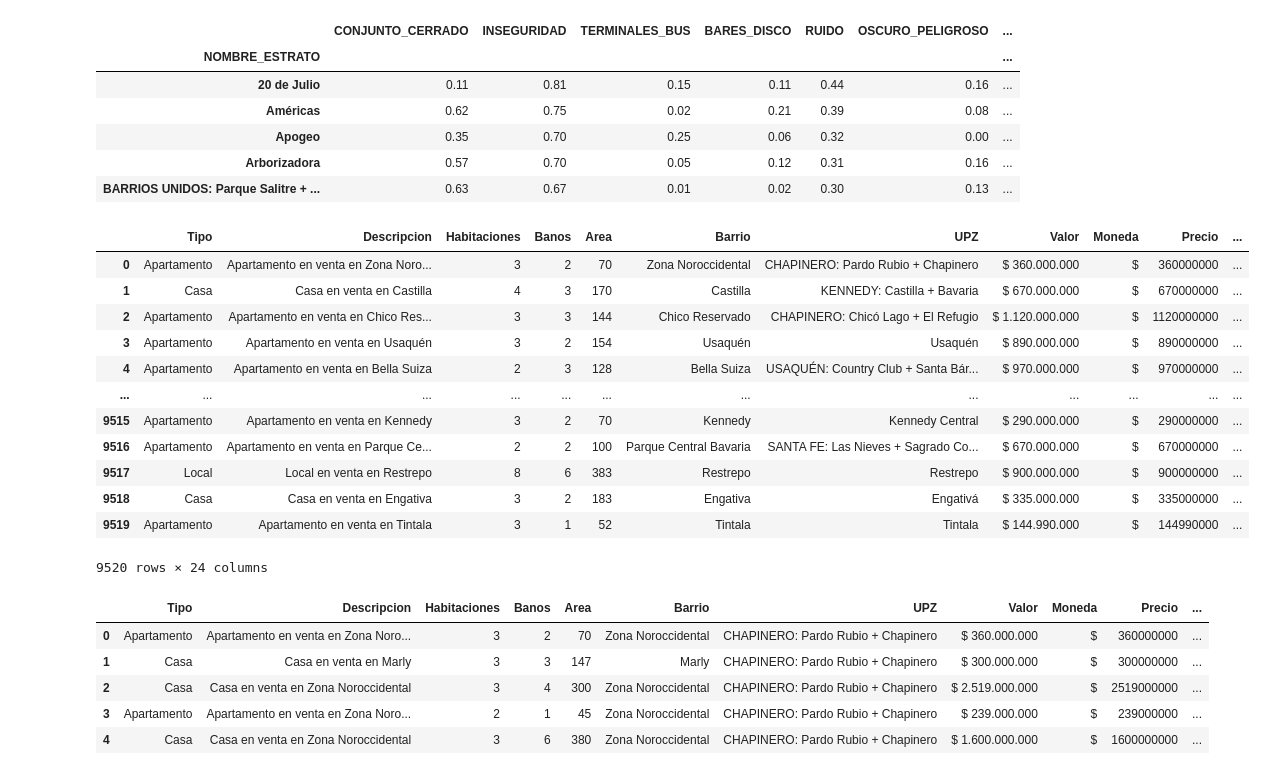
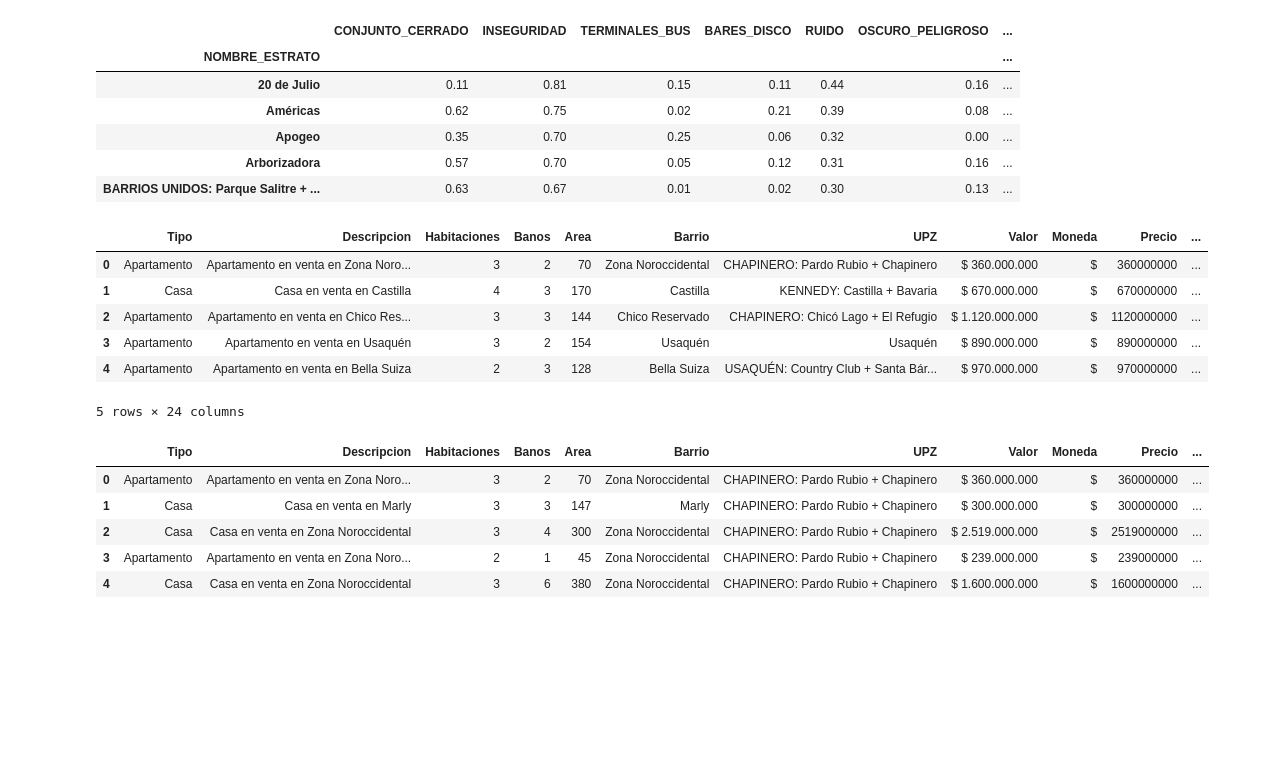
Before and after one commit to admred/inmersion-de-datos-con-python-alura, a Jupyter notebook: Inmersion_de_datos_con_python_Alura.ipynb, the cells around one changed output. Saved outputs shown, nothing was run; the diff lists cells and outputs as text; code cells hidden in the pictures; blank space fills up the shorter version.

```diff
--- a/Inmersion_de_datos_con_python_Alura.ipynb
+++ b/Inmersion_de_datos_con_python_Alura.ipynb
@@ -11,6 +7,6 @@ Mounted at /content/drive
 # %%
 import pandas as pd
-inmuebles=pd.read_csv('/content/drive/MyDrive/Inmersion de Datos - Alura/inmuebles_bogota.csv',sep=',')
+inmuebles=pd.read_csv('https://github.com/admred/inmersion-de-datos-con-python-alura/raw/master/inmuebles_bogota.csv',sep=',')
 inmuebles.head()
 # %% [output]
 |  | Tipo | Descripcion | Habitaciones | Baños | Área | Barrio | UPZ | Valor |
@@ -456,7 +450,7 @@ plt.show()
 # Clase 4 - Cruzando base de datos y machine learning
 # %%
 import pandas as pd
-datos_dane=pd.read_csv('datos_dane.csv')
+datos_dane=pd.read_csv('https://github.com/admred/inmersion-de-datos-con-python-alura/raw/master/datos_dane.csv')
 datos_dane.shape
 # %% [output]
 (9857, 55)
@@ -570,21 +544,15 @@ datos_tratados.head()
 | Arborizadora | 0.57 | 0.70 | 0.05 | 0.12 | 0.31 | 0.16 | ... |
 | BARRIOS UNIDOS: Parque Salitre + ... | 0.63 | 0.67 | 0.01 | 0.02 | 0.30 | 0.13 | ... |
 # %%
-pd.merge(inmuebles,datos_tratados,left_on='UPZ',right_on='NOMBRE_ESTRATO',how='left')
+pd.merge(inmuebles,datos_tratados,left_on='UPZ',right_on='NOMBRE_ESTRATO',how='left').head()
 # %% [output]
 |  | Tipo | Descripcion | Habitaciones | Banos | Area | Barrio | UPZ | Valor | Moneda | Precio | ... |
 | 0 | Apartamento | Apartamento en venta en Zona Noro... | 3 | 2 | 70 | Zona Noroccidental | CHAPINERO: Pardo Rubio + Chapinero | $ 360.000.000 | $ | 360000000 | ... |
 | 1 | Casa | Casa en venta en Castilla | 4 | 3 | 170 | Castilla | KENNEDY: Castilla + Bavaria | $ 670.000.000 | $ | 670000000 | ... |
 | 2 | Apartamento | Apartamento en venta en Chico Res... | 3 | 3 | 144 | Chico Reservado | CHAPINERO: Chicó Lago + El Refugio | $ 1.120.000.000 | $ | 1120000000 | ... |
 | 3 | Apartamento | Apartamento en venta en Usaquén | 3 | 2 | 154 | Usaquén | Usaquén | $ 890.000.000 | $ | 890000000 | ... |
 | 4 | Apartamento | Apartamento en venta en Bella Suiza | 2 | 3 | 128 | Bella Suiza | USAQUÉN: Country Club + Santa Bár... | $ 970.000.000 | $ | 970000000 | ... |
-| ... | ... | ... | ... | ... | ... | ... | ... | ... | ... | ... | ... |
-| 9515 | Apartamento | Apartamento en venta en Kennedy | 3 | 2 | 70 | Kennedy | Kennedy Central | $ 290.000.000 | $ | 290000000 | ... |
-| 9516 | Apartamento | Apartamento en venta en Parque Ce... | 2 | 2 | 100 | Parque Central Bavaria | SANTA FE: Las Nieves + Sagrado Co... | $ 670.000.000 | $ | 670000000 | ... |
-| 9517 | Local | Local en venta en Restrepo | 8 | 6 | 383 | Restrepo | Restrepo | $ 900.000.000 | $ | 900000000 | ... |
-| 9518 | Casa | Casa en venta en Engativa | 3 | 2 | 183 | Engativa | Engativá | $ 335.000.000 | $ | 335000000 | ... |
-| 9519 | Apartamento | Apartamento en venta en Tintala | 3 | 1 | 52 | Tintala | Tintala | $ 144.990.000 | $ | 144990000 | ... |
-9520 rows × 24 columns
+5 rows × 24 columns
 # %%
 datos_ml=pd.merge(inmuebles,datos_tratados,left_on='UPZ',right_on='NOMBRE_ESTRATO',how='left')
 # %%
```
Also changed, not shown: parts of 37 cells of this notebook.
